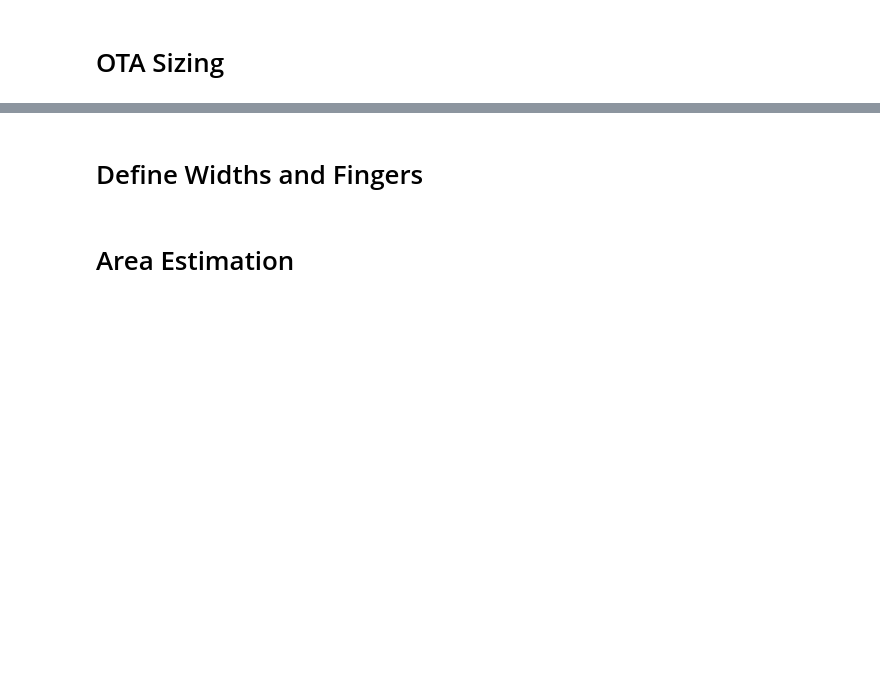
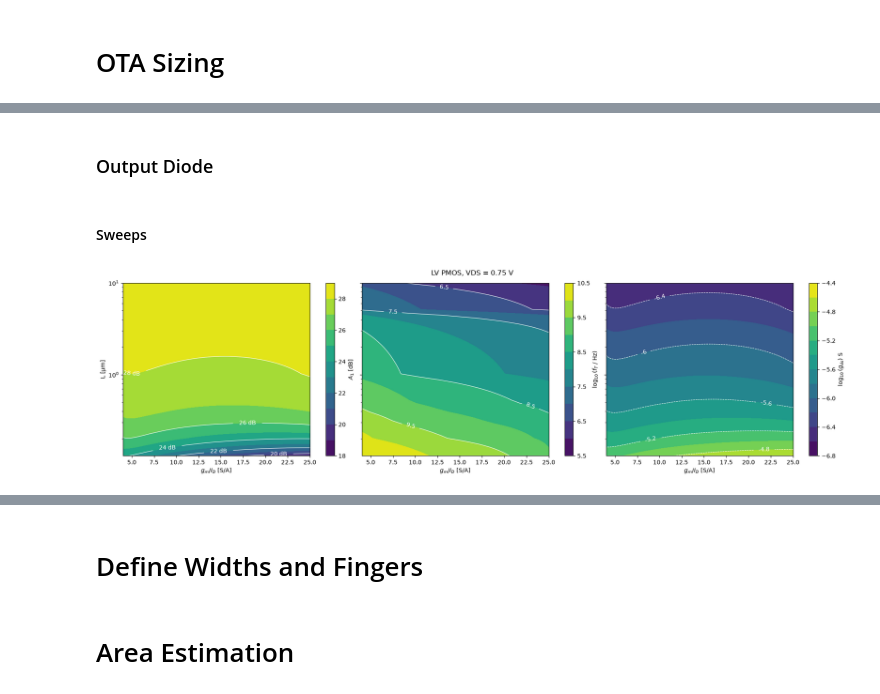
Before and after one commit to schwarzj99/kvosid_336004_ss26, a Jupyter notebook: macros/filter_cmos5l/scripts/sizing/sizing_filter.ipynb, the cells around one changed output, grey strips where cells are left out. Cells and saved outputs as stored; diff of their text form; code cells hidden in the pictures; blank space fills up the shorter version.

```diff
--- a/macros/filter_cmos5l/scripts/sizing/sizing_filter.ipynb
+++ b/macros/filter_cmos5l/scripts/sizing/sizing_filter.ipynb
@@ -452,0 +751,18 @@ Width: 94.0 μm, rounded from: 94.072 μm
+# %%
+# Output Mirror is sized for the Input stage DP Load times its output current factor
+gm_id_output_mirror = gm_id_DP_Load
+L_output_mirror = L_DP_Load
+W_output_mirror = 4 * W_DP_Load
+gm_output_mirror = gm_id_output_mirror * id_output_mirror
+gds_output_mirror = gm_output_mirror / lv_nmos.lookup('GM_GDS', GM_ID=gm_id_output_mirror, L=L_output_mirror, VDS=VDD/2, VSB=0)
+print('-'*60)
+print("Output Mirror")
+print('-'*60)
+print(f"Id:     {id_output_mirror*1e6:.3f} μA")
+print(f"gm/Id:  {gm_id_output_mirror} 1/V")
+print(f"gm:     {gm_output_mirror*1e3:.3f} mS")
+print(f"gds:    {gds_output_mirror*1e6:.3f} μS")
+print(f"R0:     {1/gds_output_mirror*1e-3:.3f} kOhm")
+print(f"Length: {L_output_mirror} μm")
+print(f"Width:  {W_output_mirror} μm")
+print('-'*60)
@@ -452,0 +781,38 @@ Width: 94.0 μm, rounded from: 94.072 μm
+# %% [markdown]
+### Output Diode
+# %% [markdown]
+#### Sweeps
+# %%
+gm_id_output_diode = np.linspace(4, 25, 85)       # [S/A]
+L_output_diode = np.geomspace(0.13, 10, 60)       # [µm]
+VDS_output_diode = 0.75                           # [V], used for the 2D plots
+
+gm_output_diode = gm_id_output_diode * id_output_mirror
+# With gm/ID as input (mode 3), pygmid returns an array of shape (len(L), len(gm_id))
+gds_output_diode = gm_output_diode / lv_pmos.lookup('GM_GDS', GM_ID=gm_id_output_diode, L=L_output_diode, VDS=VDS_output_diode, VSB=0) # intrinsic gain [V/V]
+gm_cgg_output_diode = lv_pmos.lookup('GM_CGG', GM_ID=gm_id_output_diode, L=L_output_diode, VDS=VDS_output_diode, VSB=0) # transit frequency [Hz]
+
+gain_output_stage = gm_output_mirror / (gds_output_mirror + gds_output_diode + 1/1e6)
+gain_output_stage_dB = 20*np.log10(gain_output_stage)
+X, Y = np.meshgrid(gm_id_output_diode, L_output_diode)   # grid with the same shape as the tables
+fT_output_diode = gm_cgg_output_diode / (2*np.pi)          # GM_CGG ist omega_T [rad/s] -> fT [Hz]
+
+# (Daten, Colorbar-Label, Format der Linienbeschriftung)
+plots = [
+    (gain_output_stage_dB,        '$A_1$ [dB]',            '%g dB'),
+    (np.log10(fT_output_diode),     '$\\log_{10}(f_T$ / Hz)',       '%g'),
+    (np.log10(gds_output_diode),        '$\\log_{10}(g_{ds})$ S',            '%g'),
+]
+
+fig, axs = plt.subplots(1, 3, figsize=(18, 5), sharey=True, constrained_layout=True)
+for ax, (z, label, fmt) in zip(axs, plots):
+    cf = ax.contourf(X, Y, z, levels=nice_levels(z), cmap='viridis')
+    fig.colorbar(cf, ax=ax, label=label)
+    cs = ax.contour(X, Y, z, levels=cf.levels[::2], colors='white', linewidths=0.8)
+    ax.clabel(cs, fmt=fmt)
+    ax.set(xlabel='$g_m/I_D$ [S/A]', yscale='log')
+axs[0].set_ylabel('L [µm]')
+fig.suptitle(f'LV PMOS, VDS = {VDS_output_diode} V')
+plt.show()
+# %% [output]
+[figure, added]
```
Also changed, not shown: parts of 34 cells of this notebook, 51 other files.
